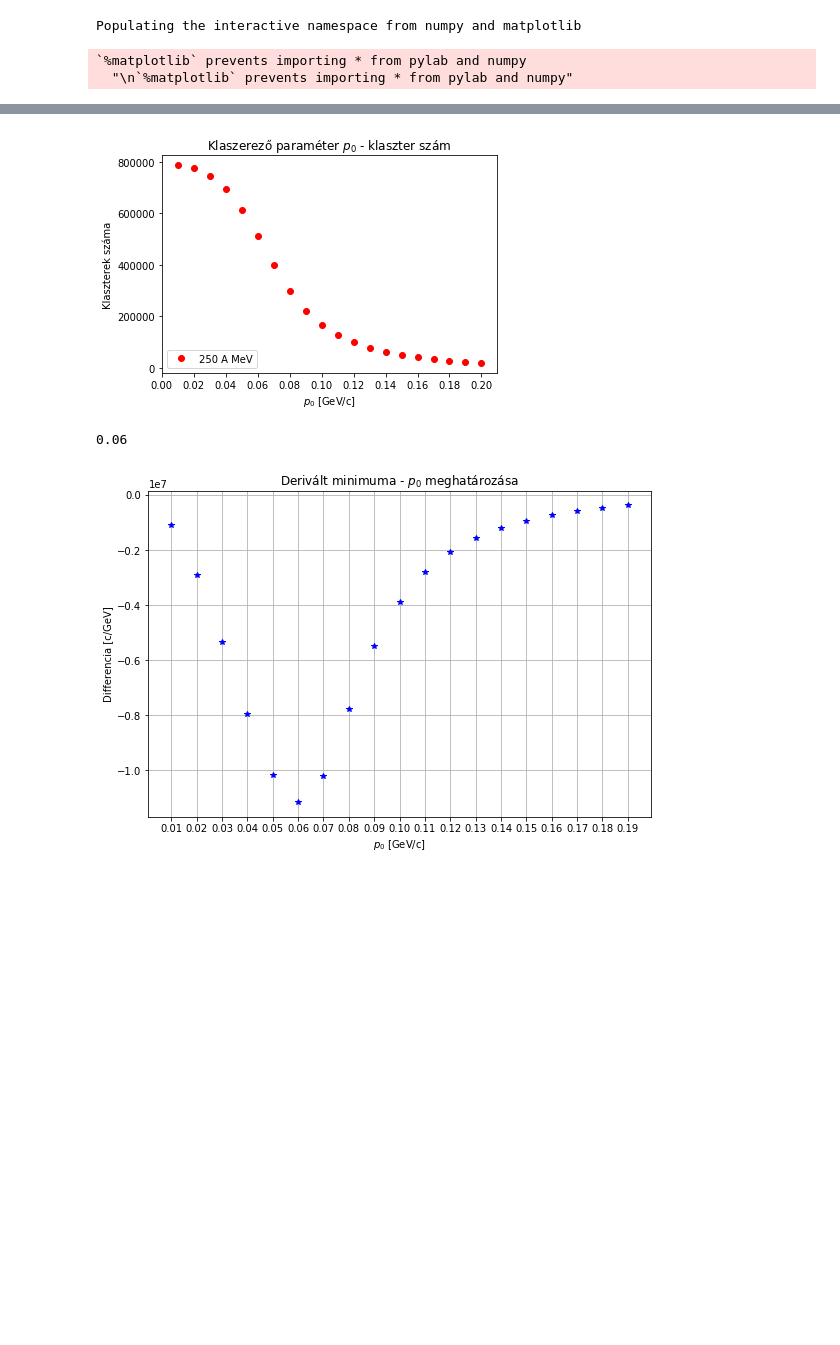
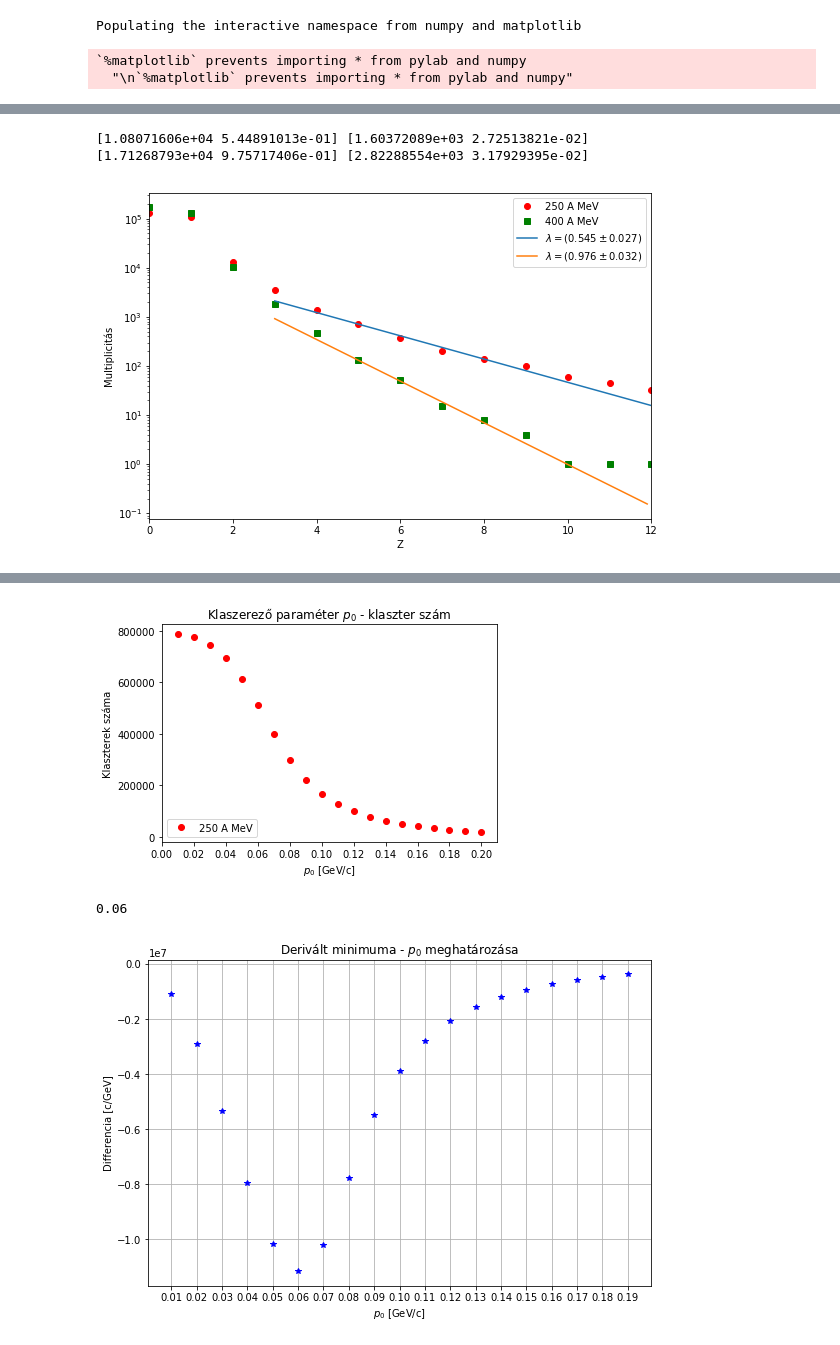
Before and after one commit to qbeer/szakdoli, a Jupyter notebook: BFS/visualize.ipynb, the cells around one changed output, grey strips where cells are left out. Cells and saved outputs as stored; diff of their text form; code cells hidden in the pictures; blank space fills up the shorter version.

```diff
--- a/BFS/visualize.ipynb
+++ b/BFS/visualize.ipynb
@@ -98,0 +73,78 @@ plt.show()
+# %%
+plt.figure(figsize(9,6))
+
+plt.plot(np.array(list(angles.keys())), np.array(list(multiplicity.values())), 'ro')
+plt.plot(np.array(list(angles2.keys())), np.array(list(multiplicity2.values())), 'gs')
+plt.xlim(0,12)
+
+xlabel('Z')
+ylabel('Multiplicitás')
+
+
+#energies = {}
+
+#atomicmass = atomicmass.reshape(len(charge),)
+
+#for i in range(0, len(atomicmass)):
+#    energies[atomicmass[i]] = []
+
+#for i in range(0,len(atomicmass)):
+#    value = float(energy[i])
+#    energies[atomicmass[i]].append(value)
+
+#meanergies = []
+#sigmergies = []
+
+#for val in energies:
+#    meanergies.append(np.mean(energies[val]))
+#    sigmergies.append(np.sqrt(np.var(energies[val])))
+
+
+#plt.plot(list(energies.keys()), meanergies, 'ro')
+#plt.errorbar(list(energies.keys()),
+#            meanergies,
+#            sigmergies,
+#            marker='s', mfc='red',
+#         mec='green', ms=5, mew=2, lw=1, linestyle='None')
+#plt.xlim(0,15)
+#plt.ylim(0,3)
+
+#xlabel('A')
+#ylabel('Mozgási energia [GeV/c]')
+
+#plt.show()
+
+def exponential_fit(x, N, lamb):
+    return N*np.exp(-lamb*x)
+
+from scipy.optimize import curve_fit
+
+popt1, pcov1 = curve_fit(exponential_fit,
+                         np.array(list(angles.keys()))[7:15],
+                         np.array(list(multiplicity.values()))[7:15], p0=[10**6, 1.1])
+perr1 = sqrt(diag(pcov1))
+
+print(popt1, perr1)
+
+plt.plot(np.arange(3,15, step=0.1), exponential_fit(np.arange(3,15, step=0.1),*popt1))
+
+popt2, pcov2 = curve_fit(exponential_fit,
+                         np.array(list(angles2.keys()))[5:12],
+                         np.array(list(multiplicity2.values()))[5:12], p0=[10**6, 1.1])
+perr2 = sqrt(diag(pcov2))
+
+print(popt2, perr2)
+
+plt.plot(np.arange(3,12, step=0.1), exponential_fit(np.arange(3,12, step=0.1),*popt2))
+
+plt.legend(('250 A MeV', '400 A MeV', '$\lambda = (0.545 \pm 0.027)$',
+           '$\lambda = (0.976 \pm 0.032)$'),
+           loc='upper right')
+
+plt.yscale('log')
+
+savefig('./p006_250_400_fit.png')
+# %% [output]
+[1.08071606e+04 5.44891013e-01] [1.60372089e+03 2.72513821e-02]
+[1.71268793e+04 9.75717406e-01] [2.82288554e+03 3.17929395e-02]
+[figure, added]
```
Also changed, not shown: parts of 5 cells of this notebook, 12 other files.
